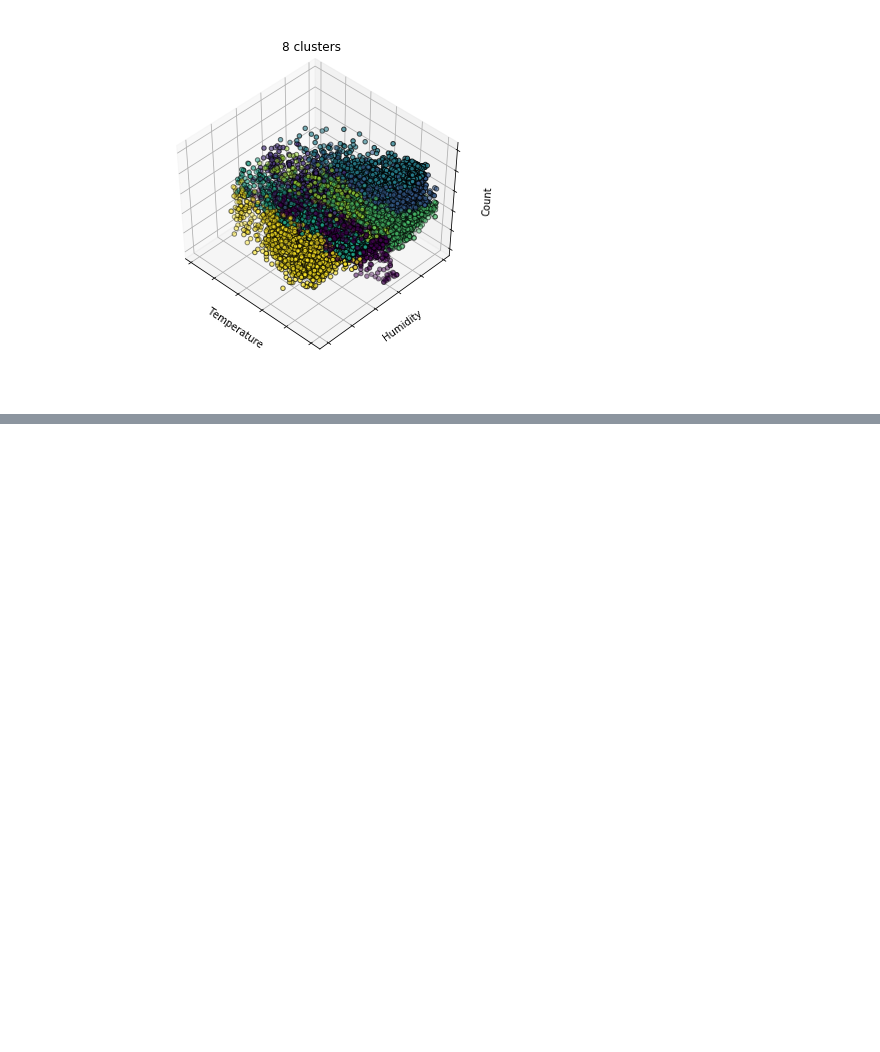
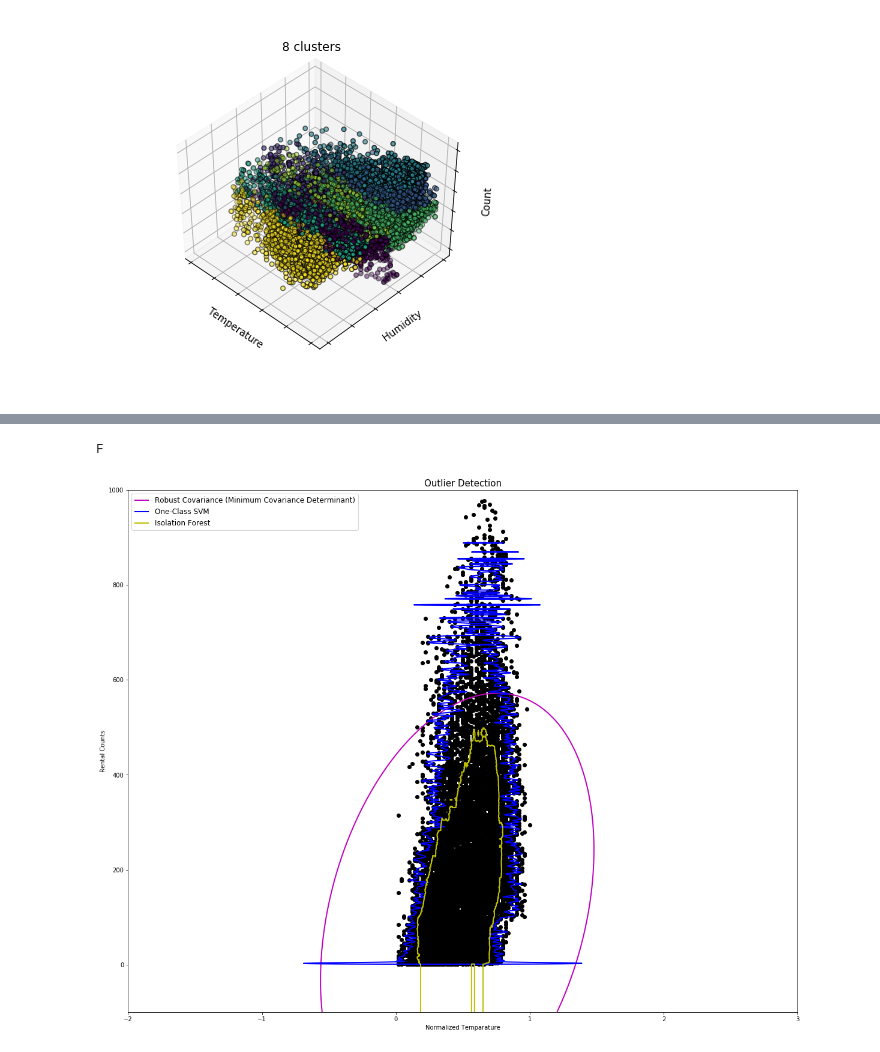
Before and after one commit to MingyuhuiLiu/MingyuhuiLiu.github.io, a Jupyter notebook: Assignments/Assignment 3_Result.ipynb, the cells around one changed output, grey strips where cells are left out. Cells and saved outputs as stored; diff of their text form; code cells hidden in the pictures; blank space fills up the shorter version.

```diff
--- a/Assignments/Assignment 3_Result.ipynb
+++ b/Assignments/Assignment 3_Result.ipynb
@@ -318,0 +415,60 @@ plt.show()
+# %%
+import numpy as np
+from sklearn.covariance import EllipticEnvelope
+from sklearn.svm import OneClassSVM
+import matplotlib.pyplot as plt
+import matplotlib.font_manager
+from sklearn.datasets import load_boston
+import pylab
+
+# Get data
+X = df.as_matrix(columns = ['temp', 'cnt'])
+#X1 = [df["logged_living"], df["logged_price"]]
+
+# Define "classifiers" to be used
+classifiers = {"Robust Covariance (Minimum Covariance Determinant)":
+               EllipticEnvelope(contamination = 0.05),
+               "One-Class SVM": OneClassSVM(nu=0.05, gamma=0.05),
+               "Isolation Forest": IsolationForest(contamination=0.05)}
+
+# ,"One-Class SVM": OneClassSVM(nu=0.261, gamma=0.05)
+colors = ['m', 'b', 'y']
+legend1 = {}
+
+
+# Learn a frontier for outlier detection with several classifiers
+xx1, yy1 = np.meshgrid(np.linspace(-2, 3, 500), np.linspace(-100, 1000, 5000))
+
+for i, (clf_name, clf) in enumerate(classifiers.items()):
+    plt.figure(1, figsize=(20, 16))
+    clf.fit(X)
+    Z1 = clf.decision_function(np.c_[xx1.ravel(), yy1.ravel()])
+    Z1 = Z1.reshape(xx1.shape)
+    legend1[clf_name] = plt.contour(
+        xx1, yy1, Z1, levels=[0], linewidths=2, colors=colors[i])
+
+legend1_values_list = list(legend1.values())
+legend1_keys_list = list(legend1.keys())
+
+# Plot the results (= shape of the data points cloud)
+plt.figure(1, figsize=(20, 16))
+plt.title("Outlier Detection", fontsize = 15)
+plt.scatter(X[:, 0], X[:, 1], color='black')
+plt.xlim((xx1.min(), xx1.max()))
+plt.ylim((yy1.min(), yy1.max()))
+plt.legend((legend1_values_list[0].collections[0],
+            legend1_values_list[1].collections[0],
+            legend1_values_list[2].collections[0]),
+           (legend1_keys_list[0], legend1_keys_list[1], legend1_keys_list[2]),
+           loc="upper left",
+           prop=matplotlib.font_manager.FontProperties(size=12))
+
+plt.xlabel("Normalized Temparature")
+plt.ylabel("Rental Counts")
+
+#pylab.save("Outlier Detection MCD")
+pylab.savefig("Outlier Detection_Emporocal, Roubst, OCSVM")
+plt.show()
+# %% [output]
+F
+[figure, added]
```
Also changed, not shown: parts of 19 cells of this notebook, 23 other files.
